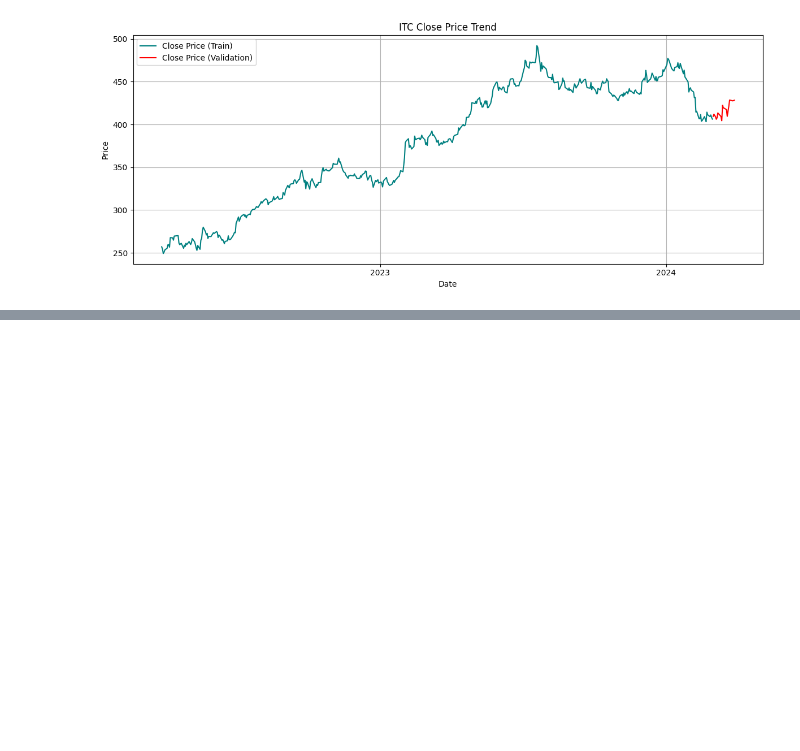
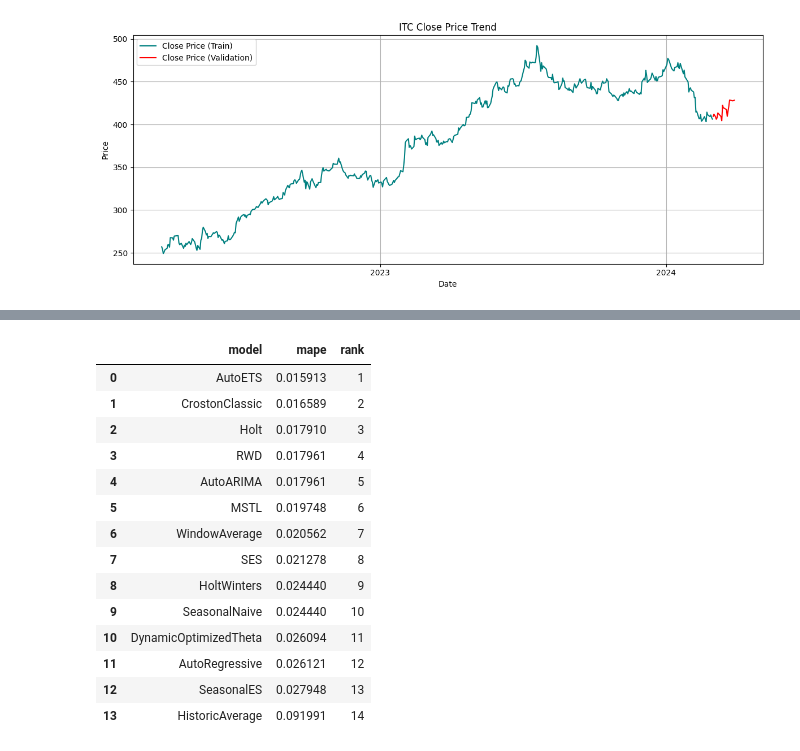
Before and after one commit to Vrunda-Kulkarni/Stock_Price_Prediction, a Jupyter notebook: 02_statsforecast.ipynb, the cells around one changed output, grey strips where cells are left out. Cells and saved outputs as stored; diff of their text form; code cells hidden in the pictures; blank space fills up the shorter version.

```diff
--- a/02_statsforecast.ipynb
+++ b/02_statsforecast.ipynb
@@ -211,0 +301,18 @@ itc_val
+# %%
+sf_val_mape_df
+# %% [output]
+|  | model | mape | rank |
+| 0 | AutoETS | 0.015913 | 1 |
+| 1 | CrostonClassic | 0.016589 | 2 |
+| 2 | Holt | 0.017910 | 3 |
+| 3 | RWD | 0.017961 | 4 |
+| 4 | AutoARIMA | 0.017961 | 5 |
+| 5 | MSTL | 0.019748 | 6 |
+| 6 | WindowAverage | 0.020562 | 7 |
+| 7 | SES | 0.021278 | 8 |
+| 8 | HoltWinters | 0.024440 | 9 |
+| 9 | SeasonalNaive | 0.024440 | 10 |
+| 10 | DynamicOptimizedTheta | 0.026094 | 11 |
+| 11 | AutoRegressive | 0.026121 | 12 |
+| 12 | SeasonalES | 0.027948 | 13 |
+| 13 | HistoricAverage | 0.091991 | 14 |
```
Also changed, not shown: parts of 14 cells of this notebook, 1 other file.
